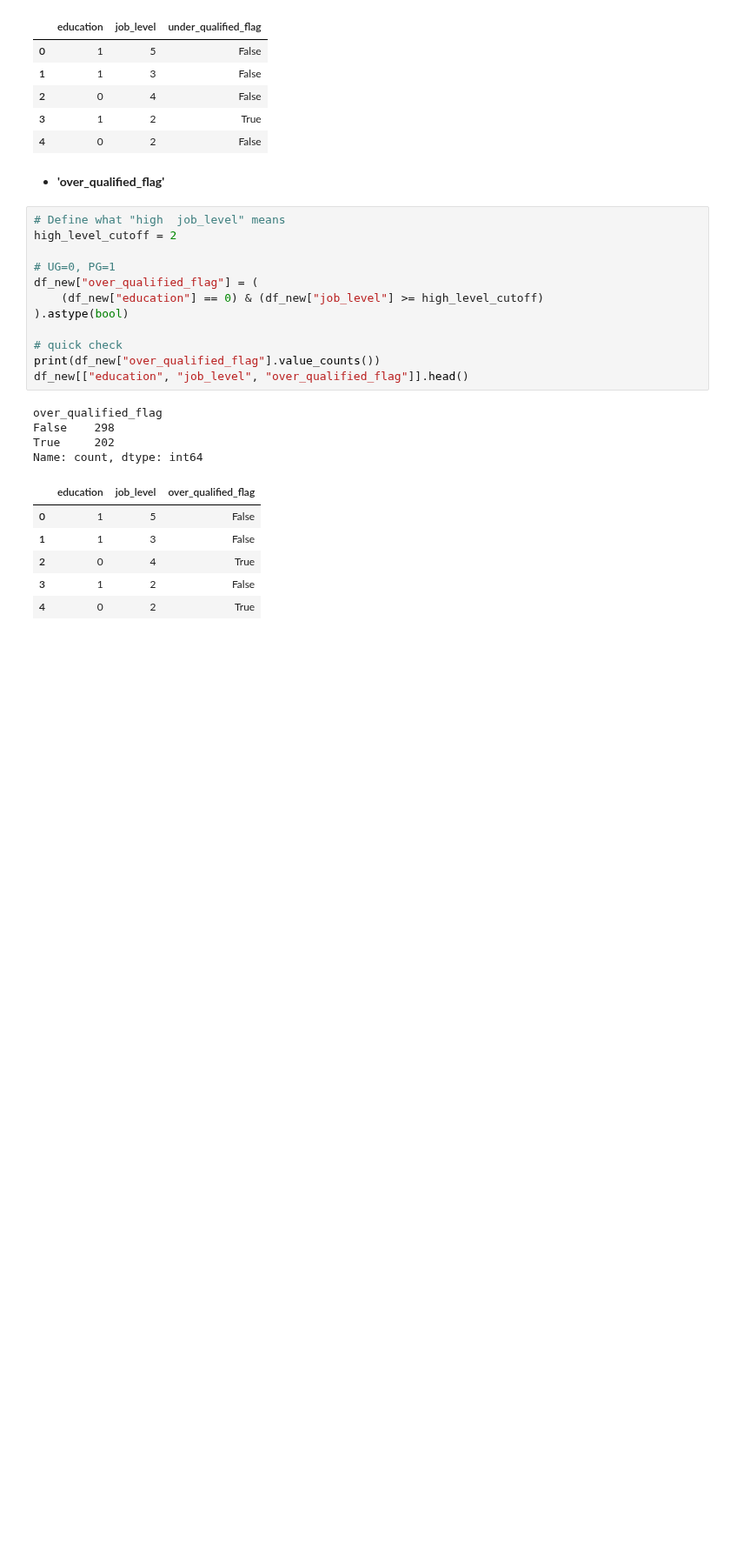
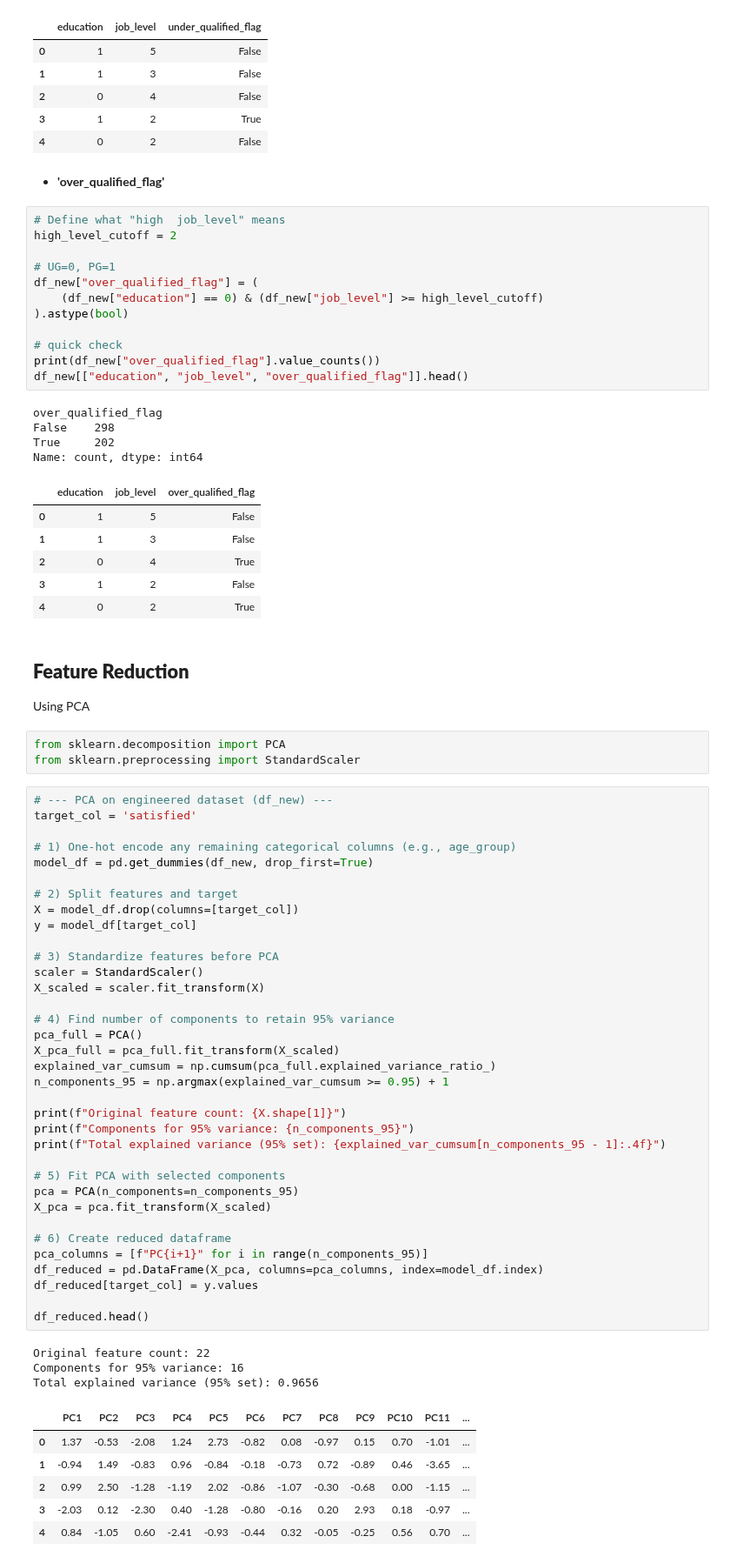
Before and after one commit to JustLazy-Forever/Predicting-Job-Satisfaction, a Jupyter notebook: Job Satisfaction_Data_Wrangling.ipynb, the cells around one changed output. Shown at 87% size. Drawn from its saved outputs; the diff is of its cells as text; blank space fills up the shorter version.

```diff
--- a/Job Satisfaction_Data_Wrangling.ipynb
+++ b/Job Satisfaction_Data_Wrangling.ipynb
@@ -1210,3 +1210,55 @@ Name: count, dtype: int64
 | 2 | 0 | 4 | True |
 | 3 | 1 | 2 | False |
 | 4 | 0 | 2 | True |
+# %% [markdown]
+## **Feature Reduction**
+
+Using PCA
+# %%
+from sklearn.decomposition import PCA
+from sklearn.preprocessing import StandardScaler
+# %%
+# --- PCA on engineered dataset (df_new) ---
+target_col = 'satisfied'
+
+# 1) One-hot encode any remaining categorical columns (e.g., age_group)
+model_df = pd.get_dummies(df_new, drop_first=True)
+
+# 2) Split features and target
+X = model_df.drop(columns=[target_col])
+y = model_df[target_col]
+
+# 3) Standardize features before PCA
+scaler = StandardScaler()
+X_scaled = scaler.fit_transform(X)
+
+# 4) Find number of components to retain 95% variance
+pca_full = PCA()
+X_pca_full = pca_full.fit_transform(X_scaled)
+explained_var_cumsum = np.cumsum(pca_full.explained_variance_ratio_)
+n_components_95 = np.argmax(explained_var_cumsum >= 0.95) + 1
+
+print(f"Original feature count: {X.shape[1]}")
+print(f"Components for 95% variance: {n_components_95}")
+print(f"Total explained variance (95% set): {explained_var_cumsum[n_components_95 - 1]:.4f}")
+
+# 5) Fit PCA with selected components
+pca = PCA(n_components=n_components_95)
+X_pca = pca.fit_transform(X_scaled)
+
+# 6) Create reduced dataframe
+pca_columns = [f"PC{i+1}" for i in range(n_components_95)]
+df_reduced = pd.DataFrame(X_pca, columns=pca_columns, index=model_df.index)
+df_reduced[target_col] = y.values
+
+df_reduced.head()
+# %% [output]
+Original feature count: 22
+Components for 95% variance: 16
+Total explained variance (95% set): 0.9656
+|  | PC1 | PC2 | PC3 | PC4 | PC5 | PC6 | PC7 | PC8 | PC9 | PC10 | PC11 | ... |
+| 0 | 1.37 | -0.53 | -2.08 | 1.24 | 2.73 | -0.82 | 0.08 | -0.97 | 0.15 | 0.70 | -1.01 | ... |
+| 1 | -0.94 | 1.49 | -0.83 | 0.96 | -0.84 | -0.18 | -0.73 | 0.72 | -0.89 | 0.46 | -3.65 | ... |
+| 2 | 0.99 | 2.50 | -1.28 | -1.19 | 2.02 | -0.86 | -1.07 | -0.30 | -0.68 | 0.00 | -1.15 | ... |
+| 3 | -2.03 | 0.12 | -2.30 | 0.40 | -1.28 | -0.80 | -0.16 | 0.20 | 2.93 | 0.18 | -0.97 | ... |
+| 4 | 0.84 | -1.05 | 0.60 | -2.41 | -0.93 | -0.44 | 0.32 | -0.05 | -0.25 | 0.56 | 0.70 | ... |
```
